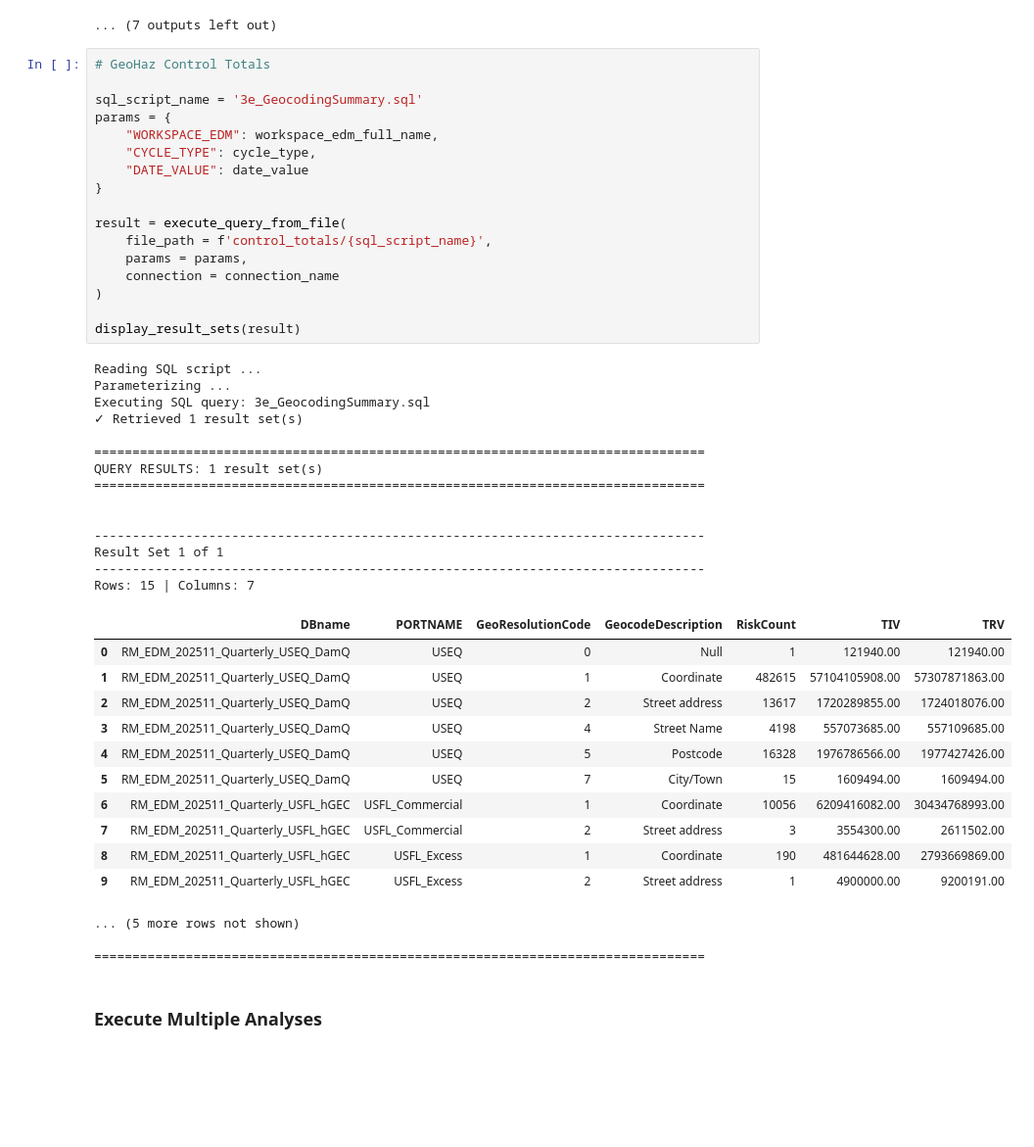
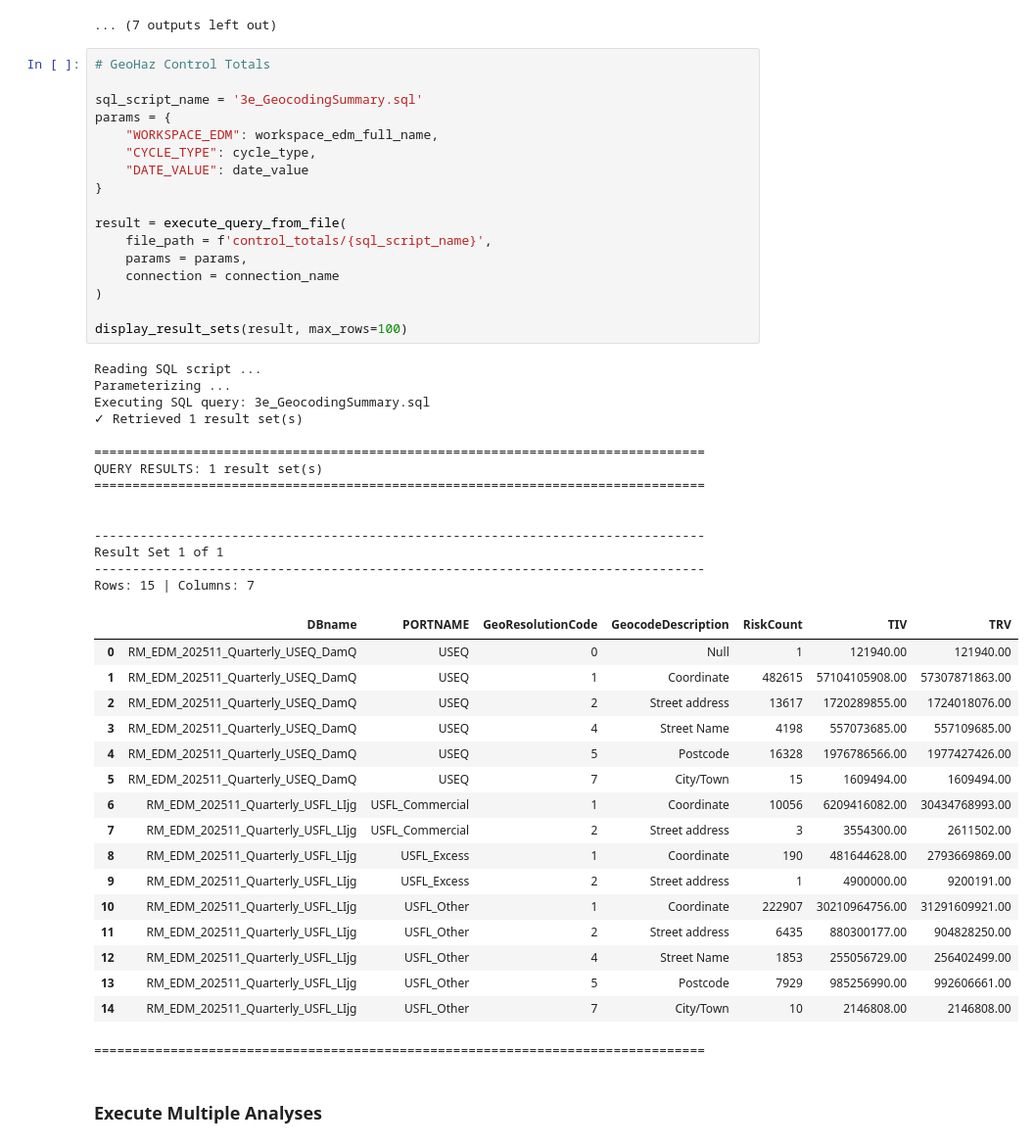
Before and after one commit to anilvenu/irp-notebook-framework, a Jupyter notebook: workspace/workflows/_Tools/IRP Integration/IRP_Integration_Demo.ipynb, the cells around one changed output. Shown: that part at 98% size. Drawn from its saved outputs; the diff is of its cells as text; blank space fills up the shorter version.

```diff
--- a/workspace/workflows/_Tools/IRP Integration/IRP_Integration_Demo.ipynb
+++ b/workspace/workflows/_Tools/IRP Integration/IRP_Integration_Demo.ipynb
@@ -659,40 +652,43 @@ params = {
 }
 
 result = execute_query_from_file(
     file_path = f'control_totals/{sql_script_name}',
     params = params,
     connection = connection_name
 )
 
-display_result_sets(result)
+display_result_sets(result, max_rows=100)
 # %% [output]
 Reading SQL script ...
 Parameterizing ...
 Executing SQL query: 3e_GeocodingSummary.sql
 ✓ Retrieved 1 result set(s)
 
 ================================================================================
 QUERY RESULTS: 1 result set(s)
 ================================================================================
 
 
 --------------------------------------------------------------------------------
 Result Set 1 of 1
 --------------------------------------------------------------------------------
 Rows: 15 | Columns: 7
 |  | DBname | PORTNAME | GeoResolutionCode | GeocodeDescription | RiskCount | TIV | TRV |
 | 0 | RM_EDM_202511_Quarterly_USEQ_DamQ | USEQ | 0 | Null | 1 | 121940.00 | 121940.00 |
 | 1 | RM_EDM_202511_Quarterly_USEQ_DamQ | USEQ | 1 | Coordinate | 482615 | 57104105908.00 | 57307871863.00 |
 | 2 | RM_EDM_202511_Quarterly_USEQ_DamQ | USEQ | 2 | Street address | 13617 | 1720289855.00 | 1724018076.00 |
 | 3 | RM_EDM_202511_Quarterly_USEQ_DamQ | USEQ | 4 | Street Name | 4198 | 557073685.00 | 557109685.00 |
 | 4 | RM_EDM_202511_Quarterly_USEQ_DamQ | USEQ | 5 | Postcode | 16328 | 1976786566.00 | 1977427426.00 |
 | 5 | RM_EDM_202511_Quarterly_USEQ_DamQ | USEQ | 7 | City/Town | 15 | 1609494.00 | 1609494.00 |
-| 6 | RM_EDM_202511_Quarterly_USFL_hGEC | USFL_Commercial | 1 | Coordinate | 10056 | 6209416082.00 | 30434768993.00 |
-| 7 | RM_EDM_202511_Quarterly_USFL_hGEC | USFL_Commercial | 2 | Street address | 3 | 3554300.00 | 2611502.00 |
-| 8 | RM_EDM_202511_Quarterly_USFL_hGEC | USFL_Excess | 1 | Coordinate | 190 | 481644628.00 | 2793669869.00 |
-| 9 | RM_EDM_202511_Quarterly_USFL_hGEC | USFL_Excess | 2 | Street address | 1 | 4900000.00 | 9200191.00 |
+| 6 | RM_EDM_202511_Quarterly_USFL_LIjg | USFL_Commercial | 1 | Coordinate | 10056 | 6209416082.00 | 30434768993.00 |
+| 7 | RM_EDM_202511_Quarterly_USFL_LIjg | USFL_Commercial | 2 | Street address | 3 | 3554300.00 | 2611502.00 |
+| 8 | RM_EDM_202511_Quarterly_USFL_LIjg | USFL_Excess | 1 | Coordinate | 190 | 481644628.00 | 2793669869.00 |
+| 9 | RM_EDM_202511_Quarterly_USFL_LIjg | USFL_Excess | 2 | Street address | 1 | 4900000.00 | 9200191.00 |
+| 10 | RM_EDM_202511_Quarterly_USFL_LIjg | USFL_Other | 1 | Coordinate | 222907 | 30210964756.00 | 31291609921.00 |
+| 11 | RM_EDM_202511_Quarterly_USFL_LIjg | USFL_Other | 2 | Street address | 6435 | 880300177.00 | 904828250.00 |
+| 12 | RM_EDM_202511_Quarterly_USFL_LIjg | USFL_Other | 4 | Street Name | 1853 | 255056729.00 | 256402499.00 |
+| 13 | RM_EDM_202511_Quarterly_USFL_LIjg | USFL_Other | 5 | Postcode | 7929 | 985256990.00 | 992606661.00 |
+| 14 | RM_EDM_202511_Quarterly_USFL_LIjg | USFL_Other | 7 | City/Town | 10 | 2146808.00 | 2146808.00 |
-... (5 more rows not shown)
-
 ================================================================================
 # %% [markdown]
 ### Execute Multiple Analyses
```
Also changed, not shown: parts of 9 cells of this notebook.
